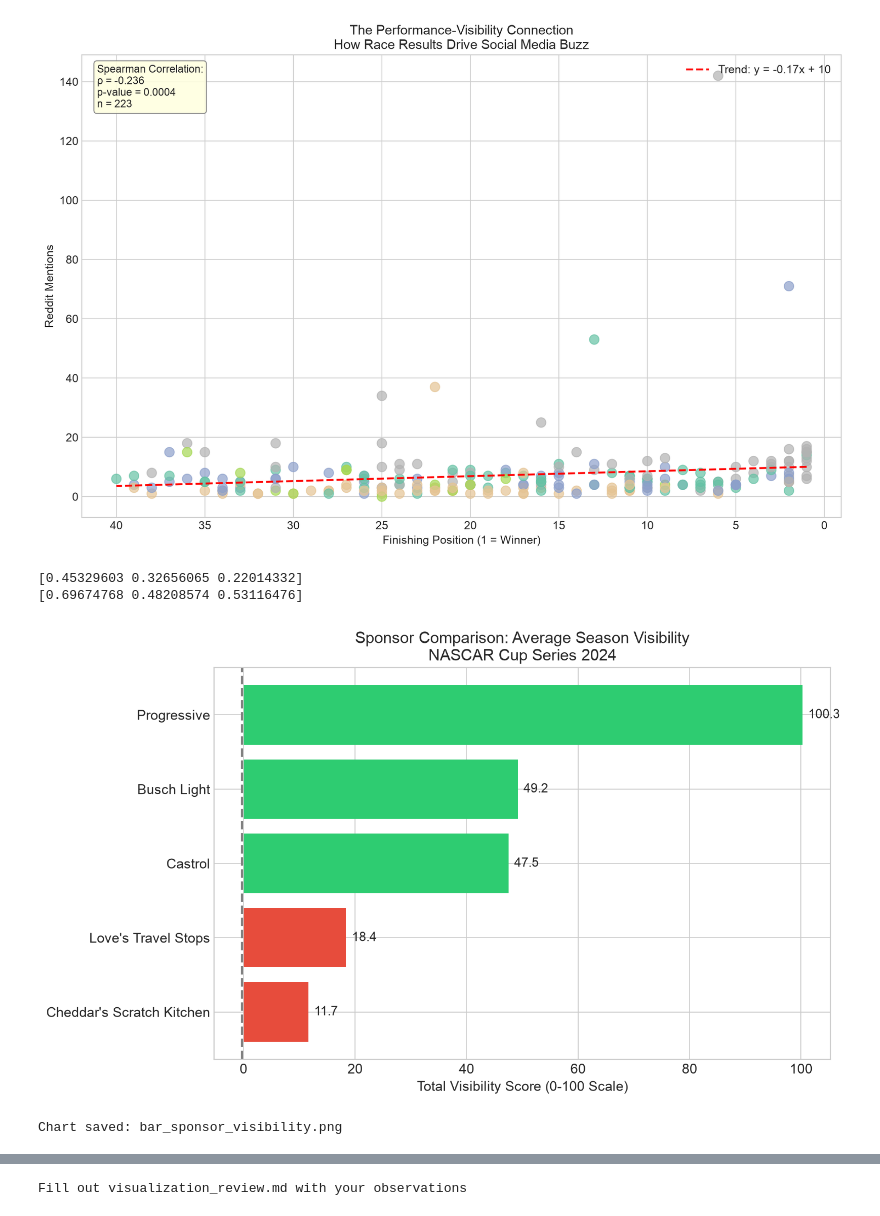
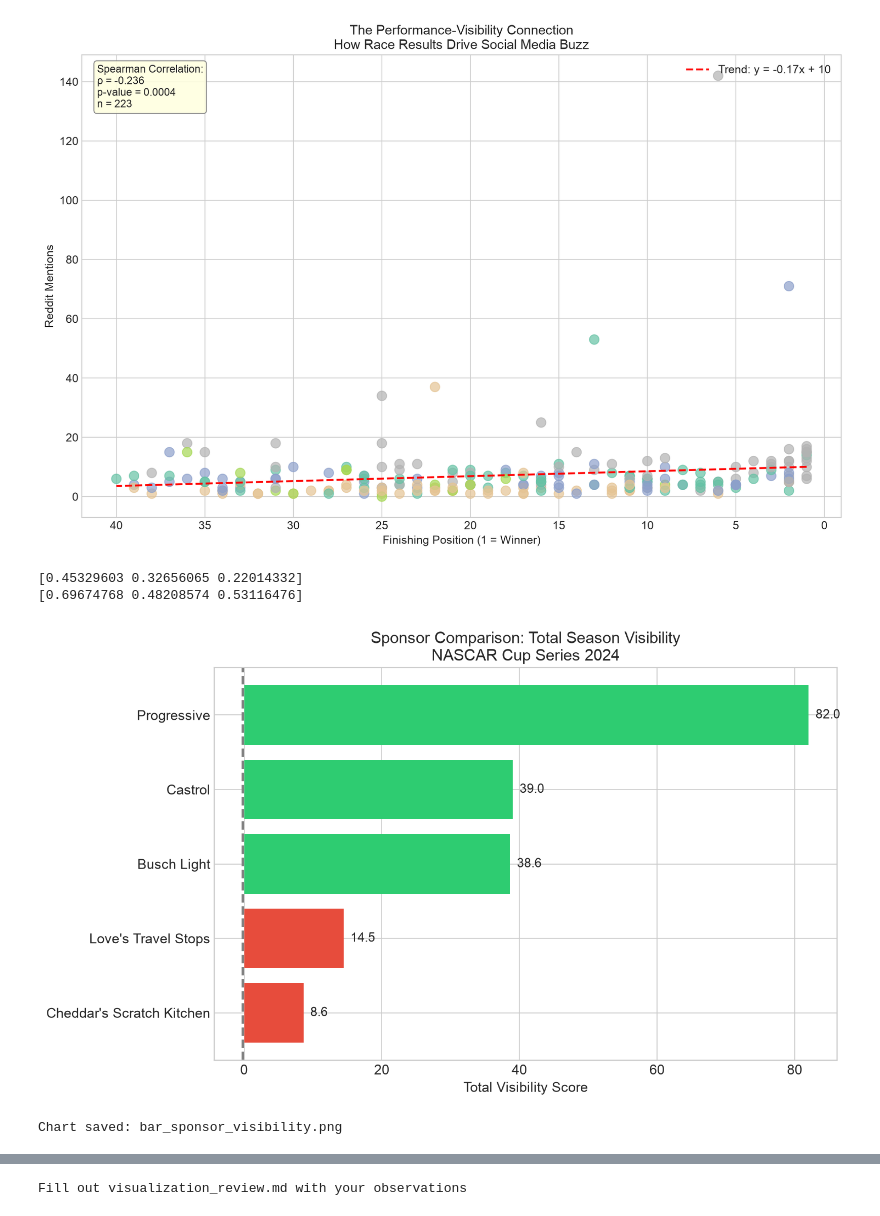
Before and after one commit to lloyd-todaro/NASCAR-Externship, a Jupyter notebook: code/data_visualization.ipynb, the cells around one changed output, grey strips where cells are left out. Drawn from its saved outputs; the diff is of its cells as text; code cells hidden in the pictures.

Commit message:
re-weigted to account for sample size

```diff
--- a/code/data_visualization.ipynb
+++ b/code/data_visualization.ipynb
@@ -204,6 +204,7 @@ plt.show()
 # Calculate average visibility metrics by sponsor
 from sklearn.decomposition import PCA
 from sklearn.preprocessing import StandardScaler
+import math as m
 
 sponsor_summary = df[df['primary_sponsor'] != 'Other/Unknown']
 
@@ -230,11 +231,16 @@ pca.fit(X_scaled)
 print(pca.explained_variance_ratio_)   # how much each PC explains
 print(pca.components_[0])              # loadings for PC1 — your data-driven weights
 
+# add a normalization to account for sample size
+news_samples = 36 #num of nonzero rows
+reddit_samples = 222
+yt_samples = 137
+
 
 sponsor_summary['Visibility_Score'] = (
-    sponsor_summary['Reddit_Normalized'] * abs(pca.components_[0][0])+
-    sponsor_summary['YouTube_Normalized'] * abs(pca.components_[0][2]) +
-    sponsor_summary['News_Normalized'] * abs(pca.components_[0][1])
+    sponsor_summary['Reddit_Normalized'] * abs(pca.components_[0][0]) * m.sqrt(222/223)+
+    sponsor_summary['YouTube_Normalized'] * abs(pca.components_[0][2]) *  m.sqrt(137/223)+
+    sponsor_summary['News_Normalized'] * abs(pca.components_[0][1]) * m.sqrt(36/223)
 ).round(2)
 
 shift = -sponsor_summary['Visibility_Score'].min()
@@ -246,36 +252,36 @@ sponsor_summary_aggregated = sponsor_summary.groupby('primary_sponsor').agg(
     Total_Visibility=('Visibility_Score_Shifted', 'sum')
 )
 
 # Sort by visibility score
 sponsor_summary_aggregated = sponsor_summary_aggregated.sort_values('Total_Visibility', ascending=True)
 
 # Create horizontal bar chart
 fig, ax = plt.subplots(figsize=(10, 6))
 
 colors = ['#2ecc71' if v >= sponsor_summary_aggregated['Total_Visibility'].median()
           else '#e74c3c' for v in sponsor_summary_aggregated['Total_Visibility']]
 
 bars = ax.barh(sponsor_summary_aggregated.index, sponsor_summary_aggregated['Total_Visibility'], color=colors)
 
 # Add value labels
 for bar, value in zip(bars, sponsor_summary_aggregated['Total_Visibility']):
     ax.text(value + 1, bar.get_y() + bar.get_height()/2,
             f'{value:.1f}', va='center', fontsize=11)
 
-ax.set_xlabel('Total Visibility Score (0-100 Scale)', fontsize=12)
-ax.set_title('Sponsor Comparison: Average Season Visibility\nNASCAR Cup Series 2024', fontsize=14)
+ax.set_xlabel('Total Visibility Score', fontsize=12)
+ax.set_title('Sponsor Comparison: Total Season Visibility\nNASCAR Cup Series 2024', fontsize=14)
 ax.axvline(x=sponsor_summary['Visibility_Score'].median(), color='gray',
            linestyle='--', linewidth=2, label='Median')
 
 plt.tight_layout()
 plt.savefig('data/plots/bar_sponsor_visibility.png', dpi=150)
 plt.show()
 
 print("Chart saved: bar_sponsor_visibility.png")
 # %% [output]
 [0.45329603 0.32656065 0.22014332]
 [0.69674768 0.48208574 0.53116476]
-[figure, old version]
+[figure, new version]
 Chart saved: bar_sponsor_visibility.png
 # %%
 # Create race number if not present
```
Also changed, not shown: parts of 4 cells of this notebook, 3 other files.
